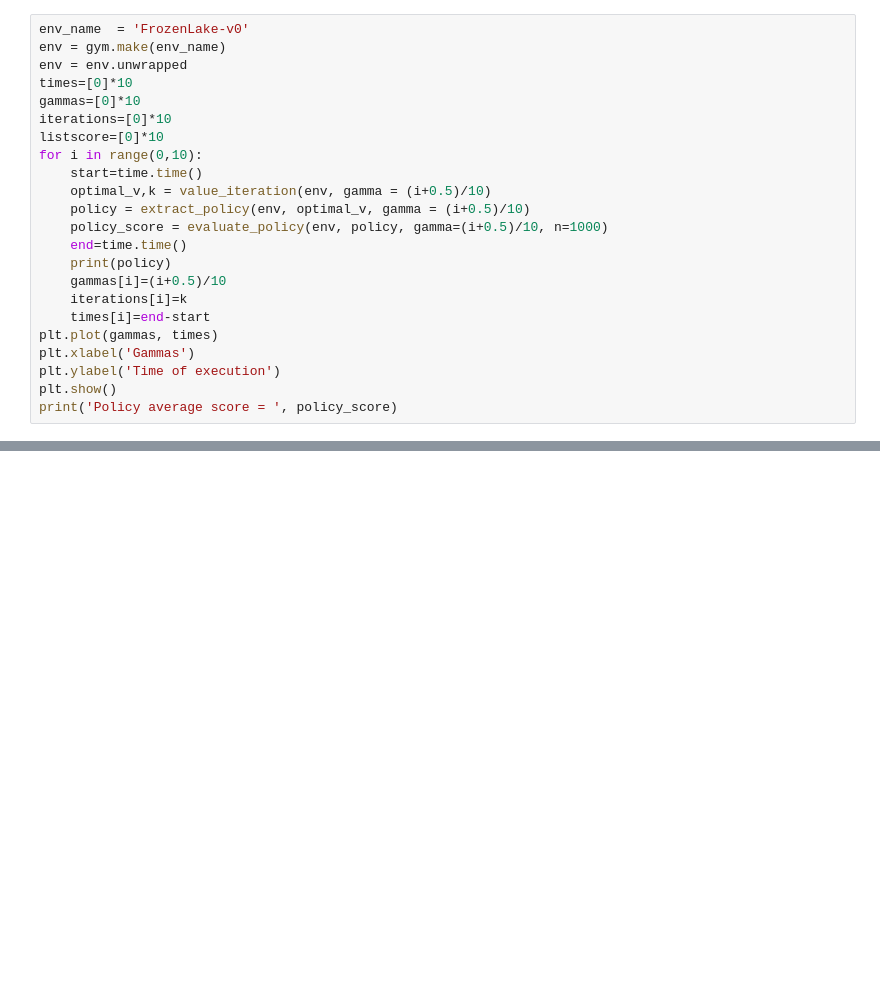
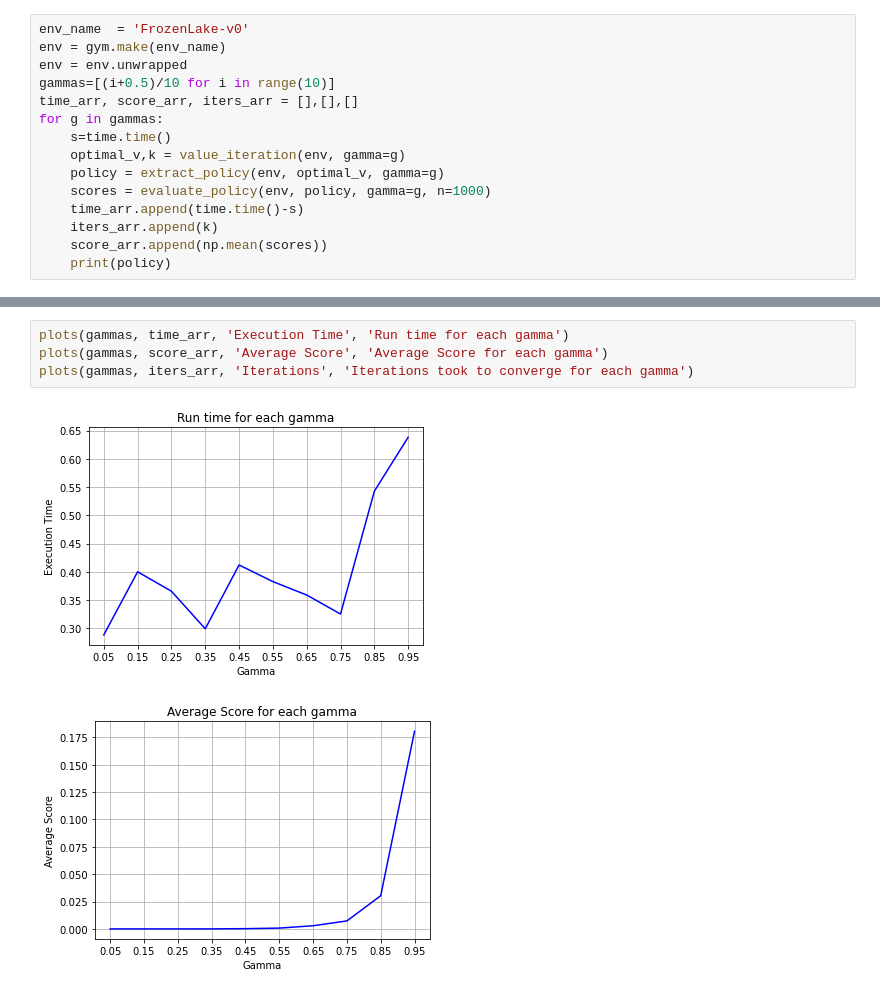
Before and after one commit to jbanigan/CS-7641, a Jupyter notebook: MDP/FL_VI.ipynb, the cells around one changed output, grey strips where cells are left out. Drawn from its saved outputs; the diff is of its cells as text; blank space fills up the shorter version.

```diff
--- a/MDP/FL_VI.ipynb
+++ b/MDP/FL_VI.ipynb
@@ -9,25 +9,17 @@ from helper import policy_iteration, evaluate_policy, value_iteration, extract_p
 env_name  = 'FrozenLake-v0'
 env = gym.make(env_name)
 env = env.unwrapped
-times=[0]*10
-gammas=[0]*10
-iterations=[0]*10
-listscore=[0]*10
-for i in range(0,10):
-    start=time.time()
-    optimal_v,k = value_iteration(env, gamma = (i+0.5)/10)
-    policy = extract_policy(env, optimal_v, gamma = (i+0.5)/10)
-    policy_score = evaluate_policy(env, policy, gamma=(i+0.5)/10, n=1000)
-    end=time.time()
+gammas=[(i+0.5)/10 for i in range(10)]
+time_arr, score_arr, iters_arr = [],[],[]
+for g in gammas:
+    s=time.time()
+    optimal_v,k = value_iteration(env, gamma=g)
+    policy = extract_policy(env, optimal_v, gamma=g)
+    scores = evaluate_policy(env, policy, gamma=g, n=1000)
+    time_arr.append(time.time()-s)
+    iters_arr.append(k)
+    score_arr.append(np.mean(scores))
     print(policy)
-    gammas[i]=(i+0.5)/10
-    iterations[i]=k
-    times[i]=end-start
-plt.plot(gammas, times)
-plt.xlabel('Gammas')
-plt.ylabel('Time of execution')
-plt.show()
-print('Policy average score = ', policy_score)
 # %% [output]
 Value-iteration converged at iteration# 16.
 [1. 3. 2. 3. 0. 0. 0. 0. 3. 1. 0. 0. 0. 2. 1. 0.]
@@ -53,0 +44,7 @@ Policy average score =  0.17250705580304998
+# %%
+plots(gammas, time_arr, 'Execution Time', 'Run time for each gamma')
+plots(gammas, score_arr, 'Average Score', 'Average Score for each gamma')
+plots(gammas, iters_arr, 'Iterations', 'Iterations took to converge for each gamma')
+# %% [output]
+[figure, added]
+[figure, added]
```
Also changed, not shown: parts of 3 cells of this notebook, 7 other files.
